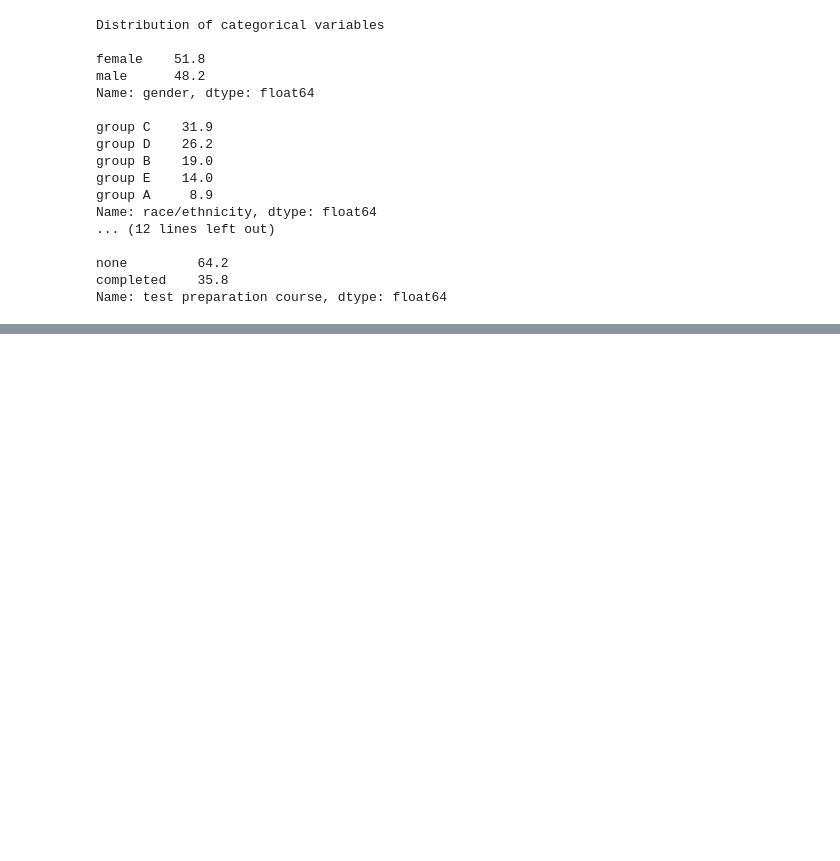
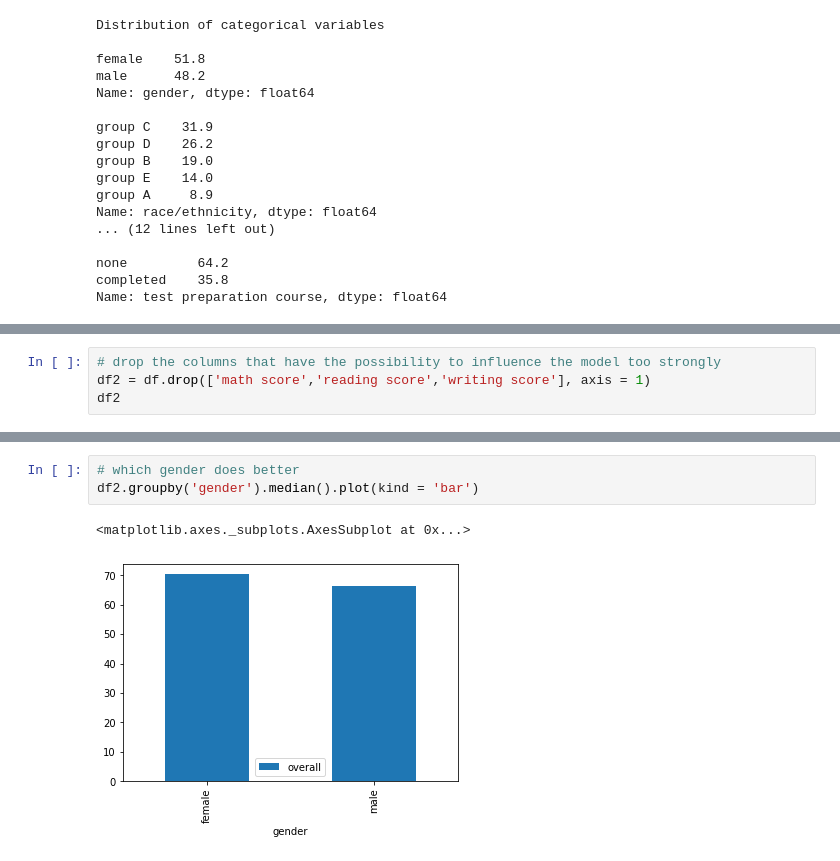
Before and after one commit to Gabe-flomo/DS-Notebooks, a Jupyter notebook: Data Analysis/student performance.ipynb, the cells around one changed output, grey strips where cells are left out. Saved outputs shown, nothing was run; the diff lists cells and outputs as text; blank space fills up the shorter version.

```diff
--- a/Data Analysis/student performance.ipynb
+++ b/Data Analysis/student performance.ipynb
@@ -111,0 +111,4 @@ df[['math score','reading score','writing score']].apply(lambda x: x+x+x/3)
+# %%
+# drop the columns that have the possibility to influence the model too strongly
+df2 = df.drop(['math score','reading score','writing score'], axis = 1)
+df2
@@ -111,0 +129,6 @@ df[['math score','reading score','writing score']].apply(lambda x: x+x+x/3)
+# %%
+# which gender does better
+df2.groupby('gender').median().plot(kind = 'bar')
+# %% [output]
+<matplotlib.axes._subplots.AxesSubplot at 0x...>
+[figure, added]
```
Also changed, not shown: parts of 15 cells of this notebook, 4 other files.
